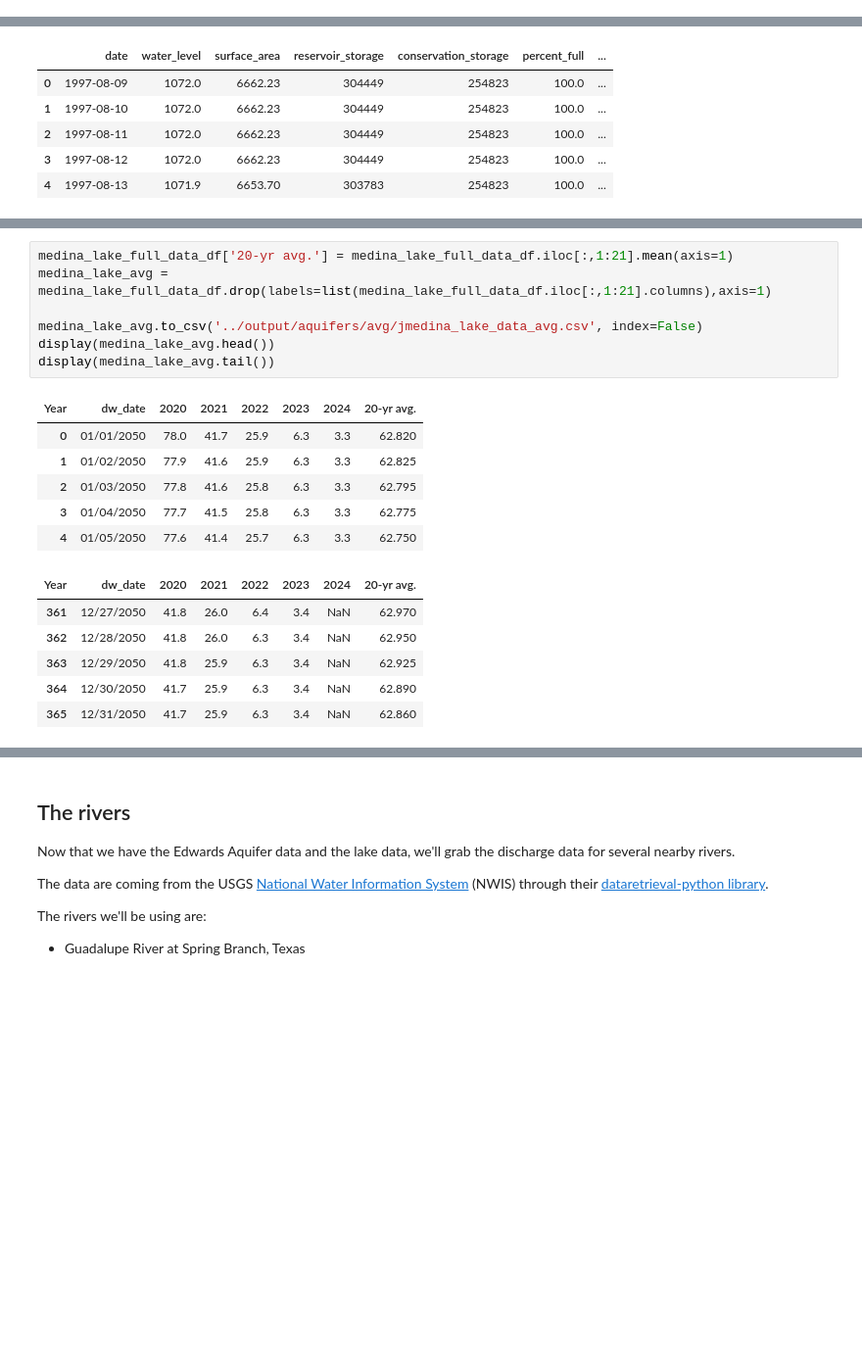
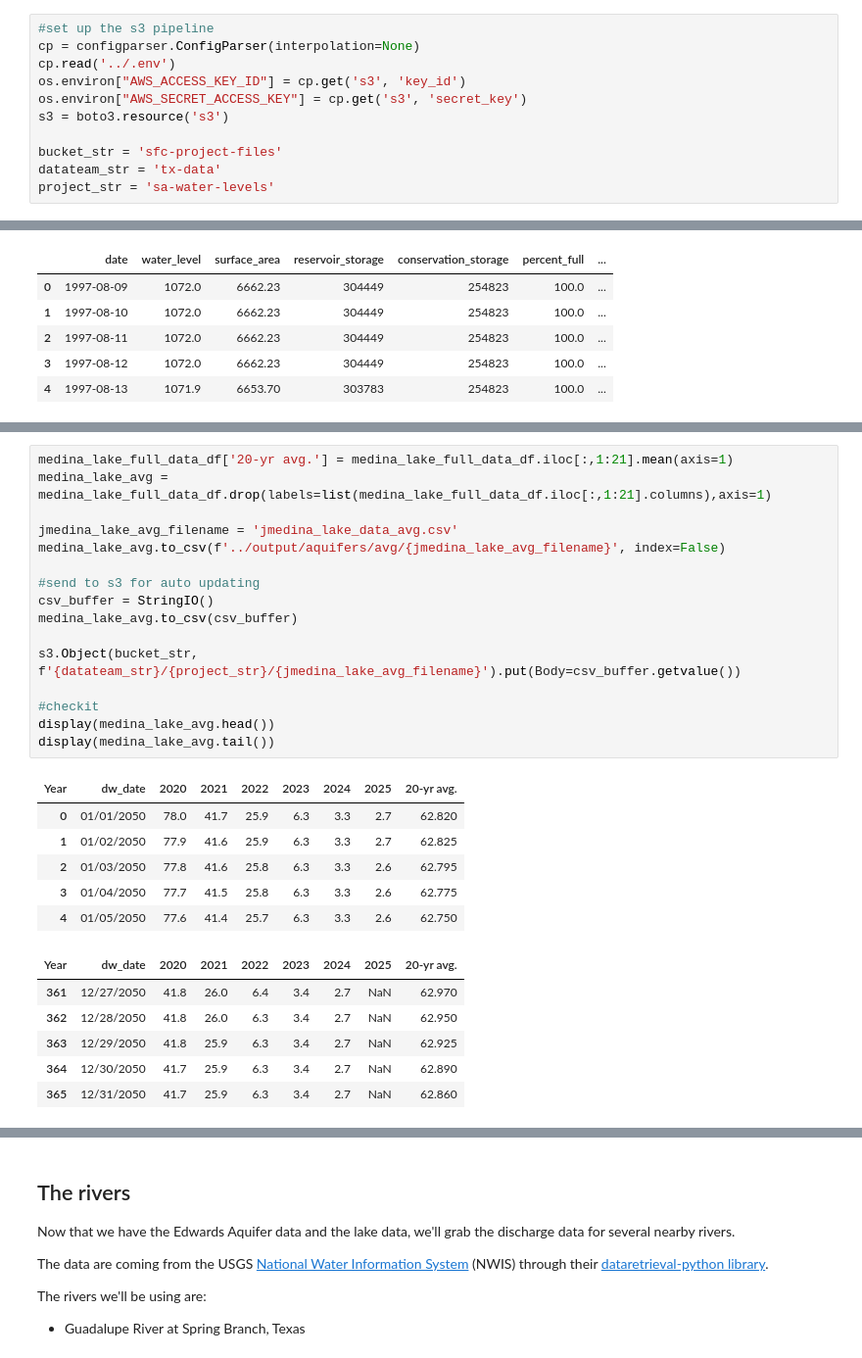
Before and after one commit to Houston-Chronicle/sa-water-levels, a Jupyter notebook: notebooks/collect-data.ipynb, the cells around one changed output, grey strips where cells are left out. Shown: that part at 98% size. Cells and saved outputs as stored; diff of their text form; blank space fills up the shorter version.

```diff
--- a/notebooks/collect-data.ipynb
+++ b/notebooks/collect-data.ipynb
@@ -26,5 +31,16 @@ import pandas as pd
 # We use this library to streamline the process of downloading data from the USGS
 import dataretrieval.nwis as nwis
+# %%
+#set up the s3 pipeline
+cp = configparser.ConfigParser(interpolation=None)
+cp.read('../.env')
+os.environ["AWS_ACCESS_KEY_ID"] = cp.get('s3', 'key_id')
+os.environ["AWS_SECRET_ACCESS_KEY"] = cp.get('s3', 'secret_key')
+s3 = boto3.resource('s3')
+
+bucket_str = 'sfc-project-files'
+datateam_str = 'tx-data'
+project_str = 'sa-water-levels'
 # %% [markdown]
 ## Edwards Aquifer water levels
 
@@ -229,23 +257,32 @@ display(canyon_lake_full_data_df.tail())
 # %%
 medina_lake_full_data_df['20-yr avg.'] = medina_lake_full_data_df.iloc[:,1:21].mean(axis=1)
 medina_lake_avg = medina_lake_full_data_df.drop(labels=list(medina_lake_full_data_df.iloc[:,1:21].columns),axis=1)
 
-medina_lake_avg.to_csv('../output/aquifers/avg/jmedina_lake_data_avg.csv', index=False)
+jmedina_lake_avg_filename = 'jmedina_lake_data_avg.csv'
+medina_lake_avg.to_csv(f'../output/aquifers/avg/{jmedina_lake_avg_filename}', index=False)
+
+#send to s3 for auto updating
+csv_buffer = StringIO()
+medina_lake_avg.to_csv(csv_buffer)
+
+s3.Object(bucket_str, f'{datateam_str}/{project_str}/{jmedina_lake_avg_filename}').put(Body=csv_buffer.getvalue())
+
+#checkit
 display(medina_lake_avg.head())
 display(medina_lake_avg.tail())
 # %% [output]
-| Year | dw_date | 2020 | 2021 | 2022 | 2023 | 2024 | 20-yr avg. |
-| 0 | 01/01/2050 | 78.0 | 41.7 | 25.9 | 6.3 | 3.3 | 62.820 |
-| 1 | 01/02/2050 | 77.9 | 41.6 | 25.9 | 6.3 | 3.3 | 62.825 |
-| 2 | 01/03/2050 | 77.8 | 41.6 | 25.8 | 6.3 | 3.3 | 62.795 |
-| 3 | 01/04/2050 | 77.7 | 41.5 | 25.8 | 6.3 | 3.3 | 62.775 |
-| 4 | 01/05/2050 | 77.6 | 41.4 | 25.7 | 6.3 | 3.3 | 62.750 |
+| Year | dw_date | 2020 | 2021 | 2022 | 2023 | 2024 | 2025 | 20-yr avg. |
+| 0 | 01/01/2050 | 78.0 | 41.7 | 25.9 | 6.3 | 3.3 | 2.7 | 62.820 |
+| 1 | 01/02/2050 | 77.9 | 41.6 | 25.9 | 6.3 | 3.3 | 2.7 | 62.825 |
+| 2 | 01/03/2050 | 77.8 | 41.6 | 25.8 | 6.3 | 3.3 | 2.6 | 62.795 |
+| 3 | 01/04/2050 | 77.7 | 41.5 | 25.8 | 6.3 | 3.3 | 2.6 | 62.775 |
+| 4 | 01/05/2050 | 77.6 | 41.4 | 25.7 | 6.3 | 3.3 | 2.6 | 62.750 |
-| Year | dw_date | 2020 | 2021 | 2022 | 2023 | 2024 | 20-yr avg. |
-| 361 | 12/27/2050 | 41.8 | 26.0 | 6.4 | 3.4 | NaN | 62.970 |
-| 362 | 12/28/2050 | 41.8 | 26.0 | 6.3 | 3.4 | NaN | 62.950 |
-| 363 | 12/29/2050 | 41.8 | 25.9 | 6.3 | 3.4 | NaN | 62.925 |
-| 364 | 12/30/2050 | 41.7 | 25.9 | 6.3 | 3.4 | NaN | 62.890 |
-| 365 | 12/31/2050 | 41.7 | 25.9 | 6.3 | 3.4 | NaN | 62.860 |
+| Year | dw_date | 2020 | 2021 | 2022 | 2023 | 2024 | 2025 | 20-yr avg. |
+| 361 | 12/27/2050 | 41.8 | 26.0 | 6.4 | 3.4 | 2.7 | NaN | 62.970 |
+| 362 | 12/28/2050 | 41.8 | 26.0 | 6.3 | 3.4 | 2.7 | NaN | 62.950 |
+| 363 | 12/29/2050 | 41.8 | 25.9 | 6.3 | 3.4 | 2.7 | NaN | 62.925 |
+| 364 | 12/30/2050 | 41.7 | 25.9 | 6.3 | 3.4 | 2.7 | NaN | 62.890 |
+| 365 | 12/31/2050 | 41.7 | 25.9 | 6.3 | 3.4 | 2.7 | NaN | 62.860 |
 # %%
 canyon_lake_full_data_df['20-yr avg.'] = canyon_lake_full_data_df.iloc[:,1:21].mean(axis=1)
 canyon_lake_avg = canyon_lake_full_data_df.drop(labels=list(canyon_lake_full_data_df.iloc[:,1:21].columns),axis=1)
```
Also changed, not shown: parts of 10 cells of this notebook, 25 other files.
